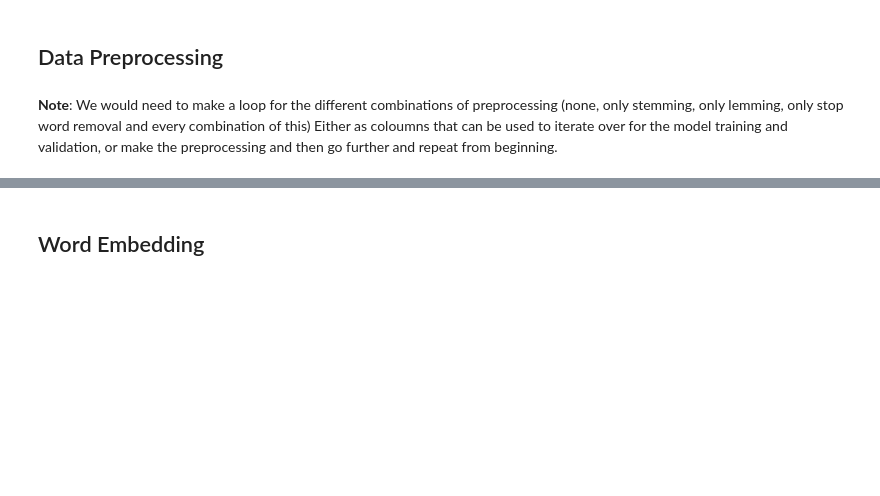
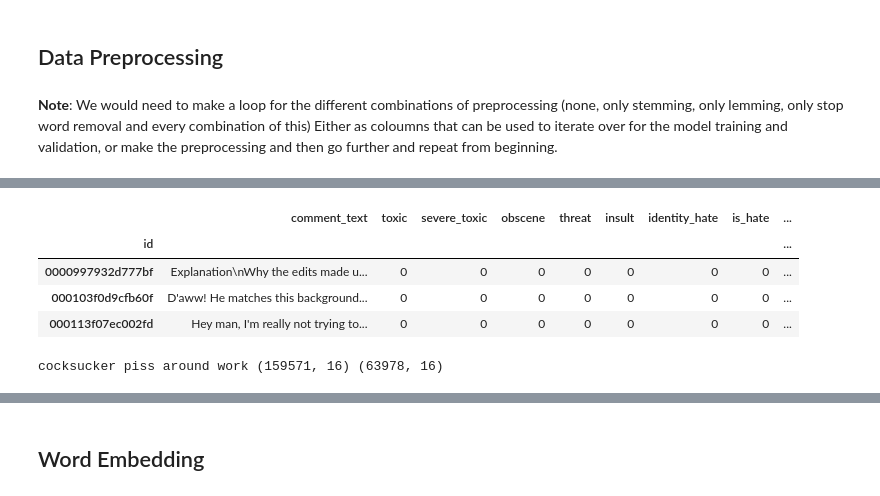
Before and after one commit to aobermuhlner/NLP_P2, a Jupyter notebook: Project2Pipeline.ipynb, the cells around one changed output, grey strips where cells are left out. Cells and saved outputs as stored; diff of their text form; code cells hidden in the pictures; blank space fills up the shorter version.

```diff
--- a/Project2Pipeline.ipynb
+++ b/Project2Pipeline.ipynb
@@ -250,0 +305,15 @@ data_train['data_text_5'] = data_train['comment_text'].apply(lambda x: preproces
+# %%
+data_train = pd.read_csv("./train_all_coloumns.csv", index_col=0)
+
+data_test = pd.read_csv("./test_all_coloumns.csv", index_col=0)
+data_train.head(3)
+# %% [output]
+|  | comment_text | toxic | severe_toxic | obscene | threat | insult | identity_hate | is_hate | ... |
+| id |  |  |  |  |  |  |  |  | ... |
+| 0000997932d777bf | Explanation\nWhy the edits made u... | 0 | 0 | 0 | 0 | 0 | 0 | 0 | ... |
+| 000103f0d9cfb60f | D'aww! He matches this background... | 0 | 0 | 0 | 0 | 0 | 0 | 0 | ... |
+| 000113f07ec002fd | Hey man, I'm really not trying to... | 0 | 0 | 0 | 0 | 0 | 0 | 0 | ... |
+# %%
+print(data_train['data_text_4'][6], data_train.shape, data_test.shape)
+# %% [output]
+cocksucker piss around work (159571, 16) (63978, 16)
```
Also changed, not shown: parts of 44 cells of this notebook.
